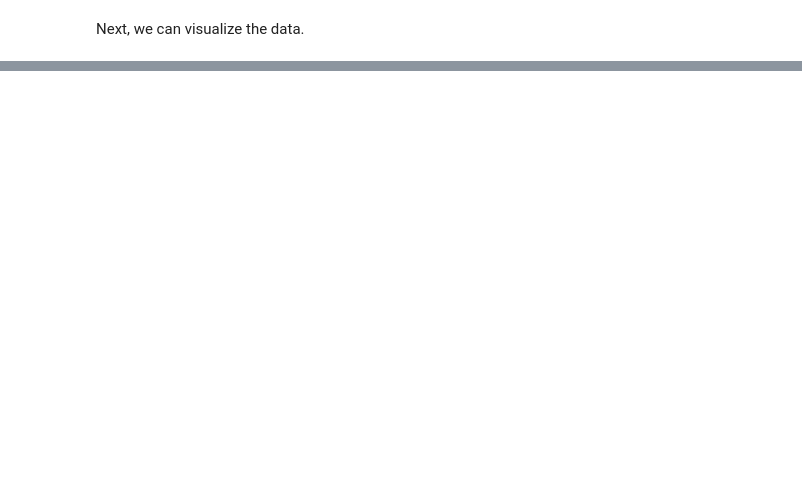
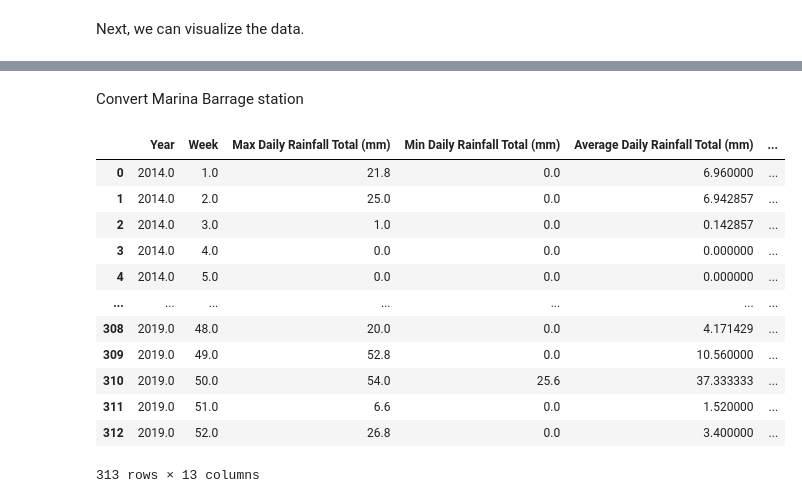
Before and after one commit to thamsimun/CS3244-Project-Dengue, a Jupyter notebook: dengue_prediction.ipynb, the cells around one changed output, grey strips where cells are left out. Drawn from its saved outputs; the diff is of its cells as text; code cells hidden in the pictures; blank space fills up the shorter version.

```diff
--- a/dengue_prediction.ipynb
+++ b/dengue_prediction.ipynb
@@ -347,0 +560,60 @@ dataset = scaler.fit_transform(dataset)
+# %% [markdown]
+Convert Marina Barrage station
+# %%
+del raw_MarinaBarrage_df['Station']
+MarinaBarrage_df = pd.DataFrame(columns=columns)
+
+index = 0
+for i in range(2014, 2020):
+    for j in range(1, 54):
+        temp_df = raw_MarinaBarrage_df[(raw_MarinaBarrage_df['Year'] == i) & (raw_MarinaBarrage_df['Week'] == j)]
+        if len(temp_df) == 0:
+            continue
+
+        rainSerie = temp_df['Daily Rainfall Total (mm)'].map(lambda x : float(x) if isfloat(x) else np.nan)
+
+        d30RainSerie = temp_df['Highest 30 Min Rainfall (mm)'].map(lambda x : float(x) if isfloat(x) else np.nan)
+
+        d60RainSerie = temp_df['Highest 60 Min Rainfall (mm)'].map(lambda x : float(x) if isfloat(x) else np.nan)
+
+        d120RainSerie = temp_df['Highest 120 Min Rainfall (mm)'].map(lambda x : float(x) if isfloat(x) else np.nan)
+
+        meanTempSerie = temp_df['Mean Temperature (°C)'].map(lambda x : float(x) if isfloat(x) else np.nan)
+
+        maxTempSerie = temp_df['Maximum Temperature (°C)'].map(lambda x : float(x) if isfloat(x) else np.nan)
+
+        minTempSerie = temp_df['Minimum Temperature (°C)'].map(lambda x : float(x) if isfloat(x) else np.nan)
+
+        meanWindSerie = temp_df['Mean Wind Speed (km/h)'].map(lambda x : float(x) if isfloat(x) else np.nan)
+
+        maxWindSerie = temp_df['Max Wind Speed (km/h)'].map(lambda x : float(x) if isfloat(x) else np.nan)
+
+        maxRain = rainSerie.max()
+        minRain = rainSerie.min()
+        avgRain = rainSerie.sum() / len(rainSerie.dropna())
+        max30Rain = d30RainSerie.max()
+        max60Rain = d60RainSerie.max()
+        max120Rain = d120RainSerie.max()
+        avgTemp = meanTempSerie.sum() / len(meanTempSerie.dropna())
+        maxTemp = maxTempSerie.max()
+        minTemp = minTempSerie.min()
+        avgWind = meanWindSerie.sum() / len(meanWindSerie.dropna())
+        maxWind = maxWindSerie.max()
+        MarinaBarrage_df.loc[index] = [i, j, maxRain, minRain, avgRain, max30Rain, max60Rain, max120Rain, avgTemp,
+                                         maxTemp, minTemp, avgWind, maxWind]
+        index = index + 1
+MarinaBarrage_df
+# %% [output]
+|  | Year | Week | Max Daily Rainfall Total (mm) | Min Daily Rainfall Total (mm) | Average Daily Rainfall Total (mm) | ... |
+| 0 | 2014.0 | 1.0 | 21.8 | 0.0 | 6.960000 | ... |
+| 1 | 2014.0 | 2.0 | 25.0 | 0.0 | 6.942857 | ... |
+| 2 | 2014.0 | 3.0 | 1.0 | 0.0 | 0.142857 | ... |
+| 3 | 2014.0 | 4.0 | 0.0 | 0.0 | 0.000000 | ... |
+| 4 | 2014.0 | 5.0 | 0.0 | 0.0 | 0.000000 | ... |
+| ... | ... | ... | ... | ... | ... | ... |
+| 308 | 2019.0 | 48.0 | 20.0 | 0.0 | 4.171429 | ... |
+| 309 | 2019.0 | 49.0 | 52.8 | 0.0 | 10.560000 | ... |
+| 310 | 2019.0 | 50.0 | 54.0 | 25.6 | 37.333333 | ... |
+| 311 | 2019.0 | 51.0 | 6.6 | 0.0 | 1.520000 | ... |
+| 312 | 2019.0 | 52.0 | 26.8 | 0.0 | 3.400000 | ... |
+313 rows × 13 columns
```
Also changed, not shown: parts of 13 cells of this notebook, 6 other files.
